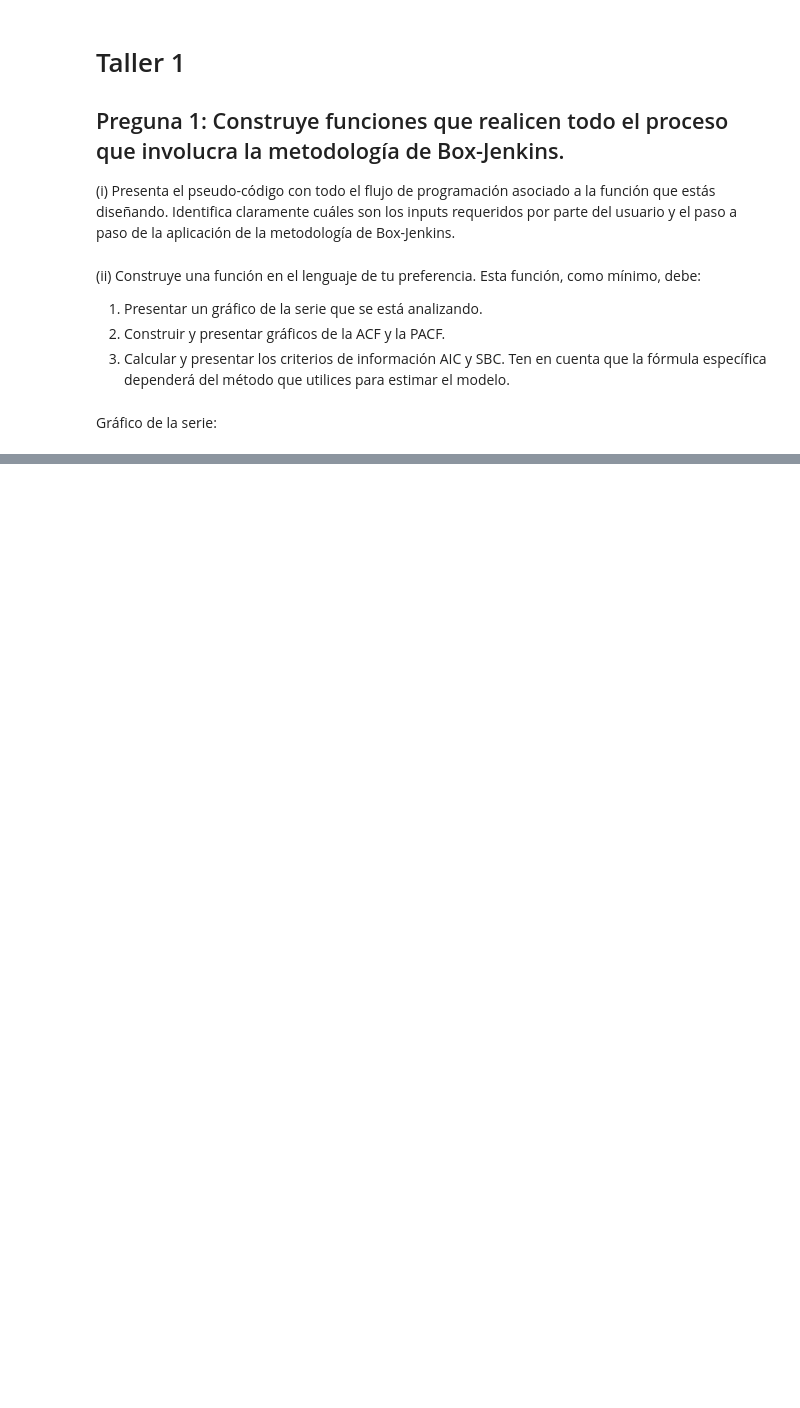
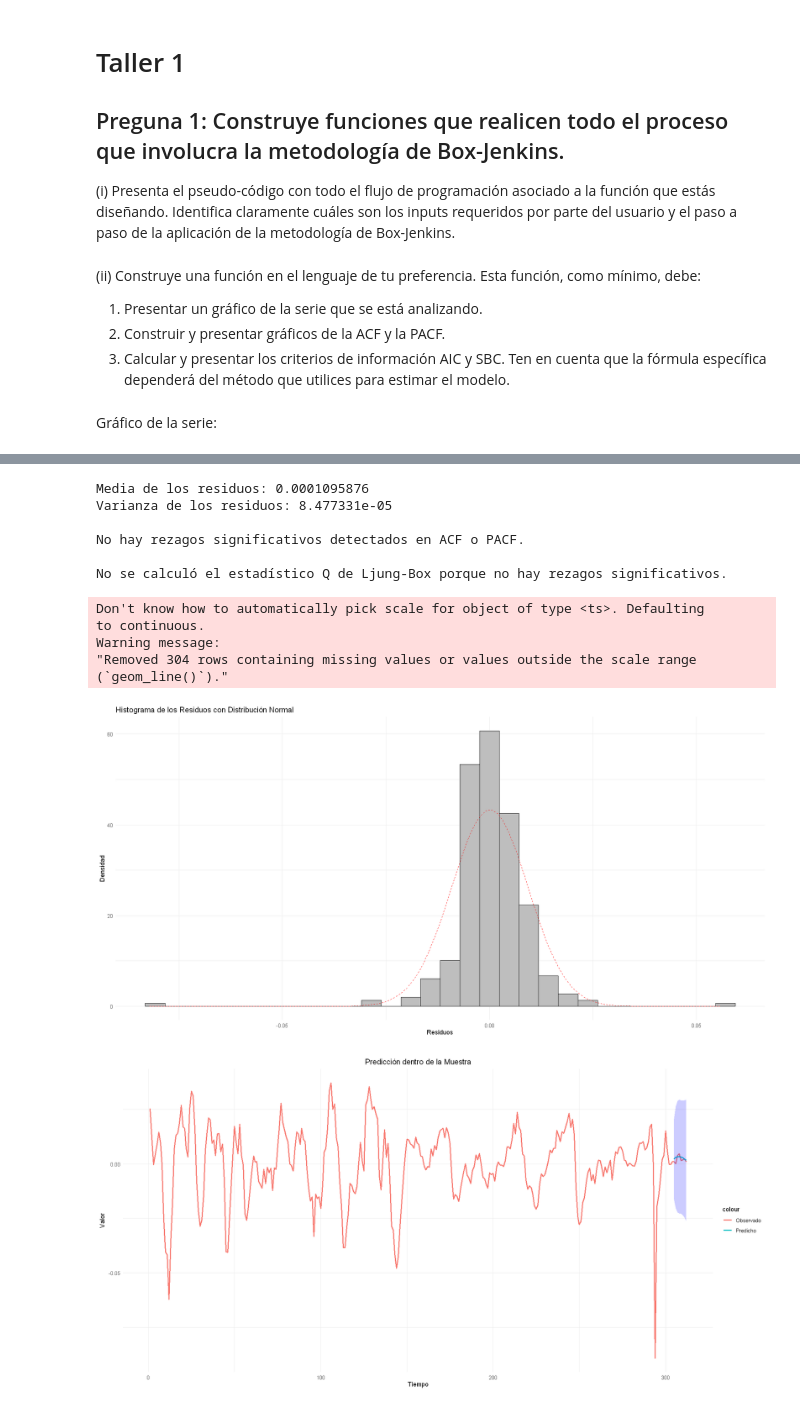
Before and after one commit to SaraBrborich/box-jenkins-Taller1, a Jupyter notebook: Taller1_Sol.ipynb, the cells around one changed output, grey strips where cells are left out. Drawn from its saved outputs; the diff is of its cells as text; code cells hidden in the pictures; blank space fills up the shorter version.

```diff
--- a/Taller1_Sol.ipynb
+++ b/Taller1_Sol.ipynb
@@ -541,0 +713,17 @@ print(summary(modelo_auto))
+# %%
+# Estimar usando la funcion analisis_residuos_prediccion
+results2 <- analisis_residuos_prediccion(my_data$y, p = 3, d = 0, q = 3, H = 8)
+# %% [output]
+Media de los residuos: 0.0001095876
+Varianza de los residuos: 8.477331e-05
+
+No hay rezagos significativos detectados en ACF o PACF.
+
+No se calculó el estadístico Q de Ljung-Box porque no hay rezagos significativos.
+Don't know how to automatically pick scale for object of type <ts>. Defaulting
+to continuous.
+Warning message:
+"Removed 304 rows containing missing values or values outside the scale range
+(`geom_line()`)."
+[figure, added]
+[figure, added]
```
Also changed, not shown: parts of 8 cells of this notebook, 1 other file.
